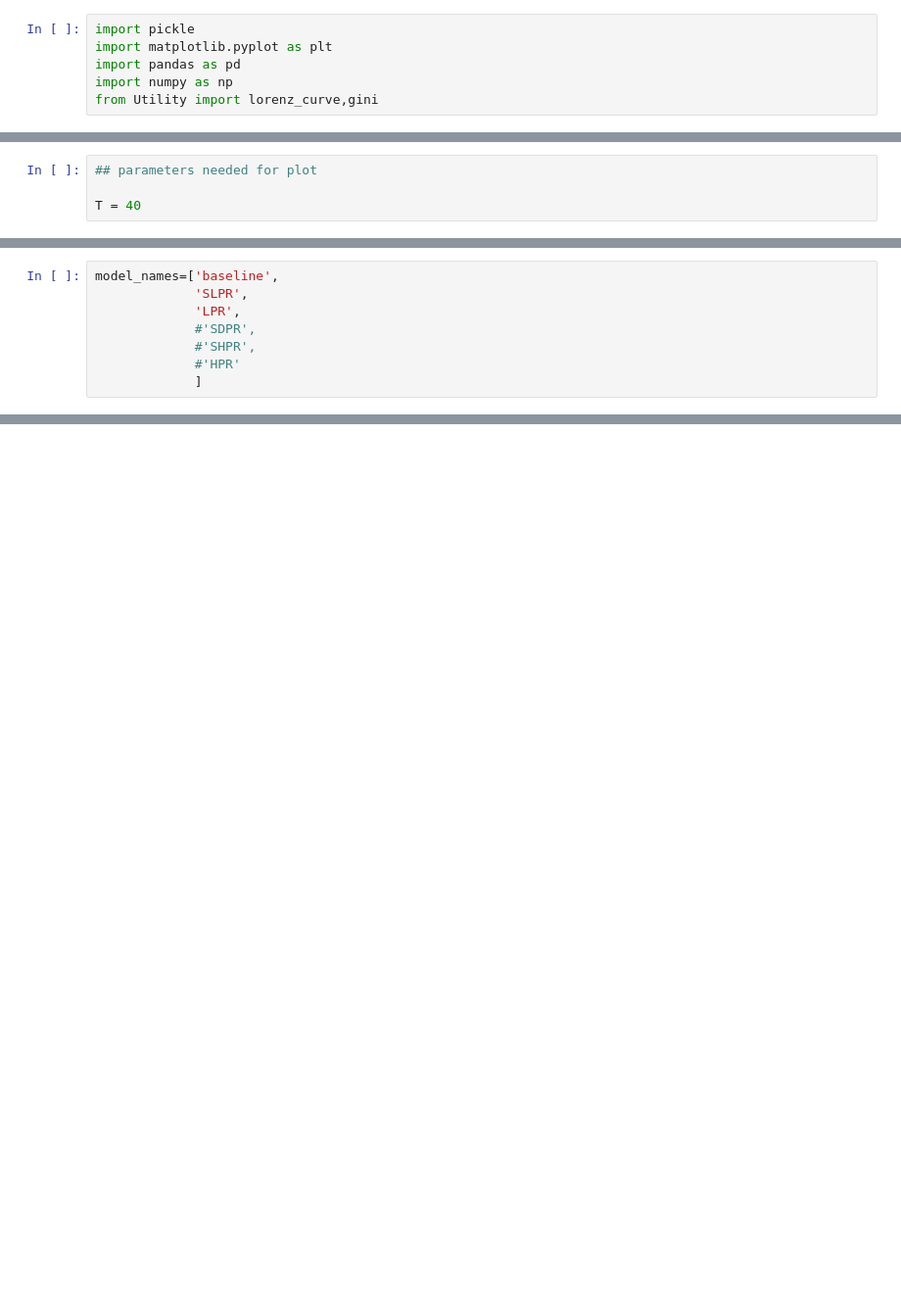
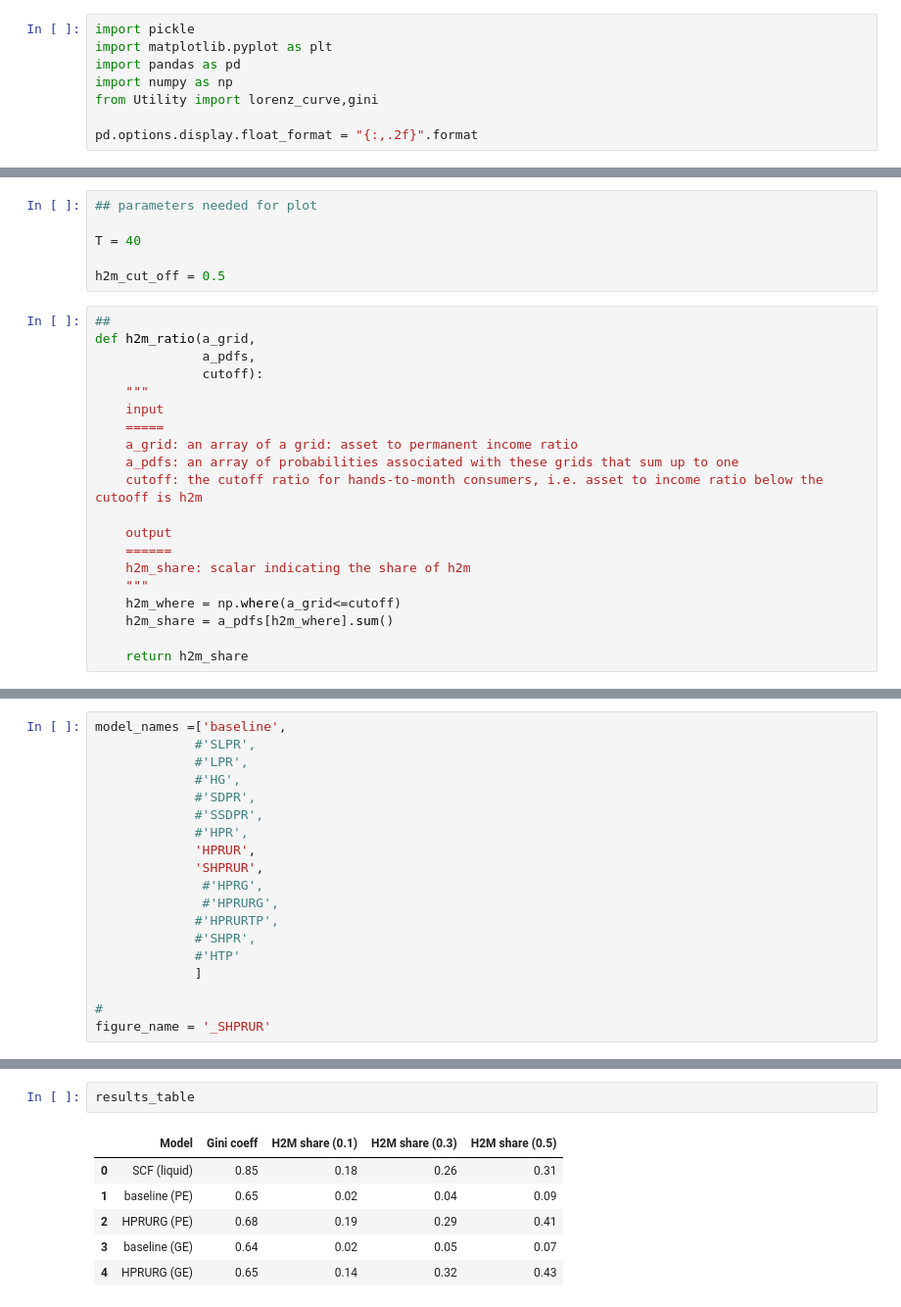
Before and after one commit to iworld1991/PIR, a Jupyter notebook: WorkingFolder/PythonCode/PlotModelResults.ipynb, the cells around one changed output, grey strips where cells are left out. Shown at 98% size. Drawn from its saved outputs; the diff is of its cells as text; blank space fills up the shorter version.

```diff
--- a/WorkingFolder/PythonCode/PlotModelResults.ipynb
+++ b/WorkingFolder/PythonCode/PlotModelResults.ipynb
@@ -4,3 +4,5 @@ import matplotlib.pyplot as plt
 import pandas as pd
 import numpy as np
 from Utility import lorenz_curve,gini
+
+pd.options.display.float_format = "{:,.2f}".format
@@ -32,6 +55,28 @@ plt.rc('figure', titlesize=20)
 ## parameters needed for plot
 
 T = 40
+
+h2m_cut_off = 0.5
+# %%
+##
+def h2m_ratio(a_grid,
+              a_pdfs,
+              cutoff):
+    """
+    input
+    =====
+    a_grid: an array of a grid: asset to permanent income ratio
+    a_pdfs: an array of probabilities associated with these grids that sum up to one
+    cutoff: the cutoff ratio for hands-to-month consumers, i.e. asset to income ratio below the cutooff is h2m
+
+    output
+    ======
+    h2m_share: scalar indicating the share of h2m
+    """
+    h2m_where = np.where(a_grid<=cutoff)
+    h2m_share = a_pdfs[h2m_where].sum()
+
+    return h2m_share
 # %%
 ## get the wealth distribution from SCF (net worth)
 
@@ -80,13 +152,24 @@ SCF_profile = pd.read_pickle('data/SCF_age_profile.pkl')
 SCF_profile['mv_wealth'] = SCF_profile['av_wealth'].rolling(3).mean()
 SCF_profile['mv_lqwealth'] = SCF_profile['av_lqwealth'].rolling(3).mean()
 # %%
-model_names=['baseline',
-             'SLPR',
-             'LPR',
+model_names =['baseline',
+             #'SLPR',
+             #'LPR',
+             #'HG',
              #'SDPR',
+             #'SSDPR',
+             #'HPR',
+             'HPRUR',
+             'SHPRUR',
+              #'HPRG',
+              #'HPRURG',
+             #'HPRURTP',
              #'SHPR',
-             #'HPR'
+             #'HTP'
              ]
+
+#
+figure_name = '_SHPRUR'
 # %%
 ## plot results from different models
 
@@ -260,0 +415,9 @@ fig.savefig('../Graphs/model/distribution_a_compare_ge.png')
+# %%
+results_table
+# %% [output]
+|  | Model | Gini coeff | H2M share (0.1) | H2M share (0.3) | H2M share (0.5) |
+| 0 | SCF (liquid) | 0.85 | 0.18 | 0.26 | 0.31 |
+| 1 | baseline (PE) | 0.65 | 0.02 | 0.04 | 0.09 |
+| 2 | HPRURG (PE) | 0.68 | 0.19 | 0.29 | 0.41 |
+| 3 | baseline (GE) | 0.64 | 0.02 | 0.05 | 0.07 |
+| 4 | HPRURG (GE) | 0.65 | 0.14 | 0.32 | 0.43 |
```
Also changed, not shown: parts of 5 cells of this notebook.
